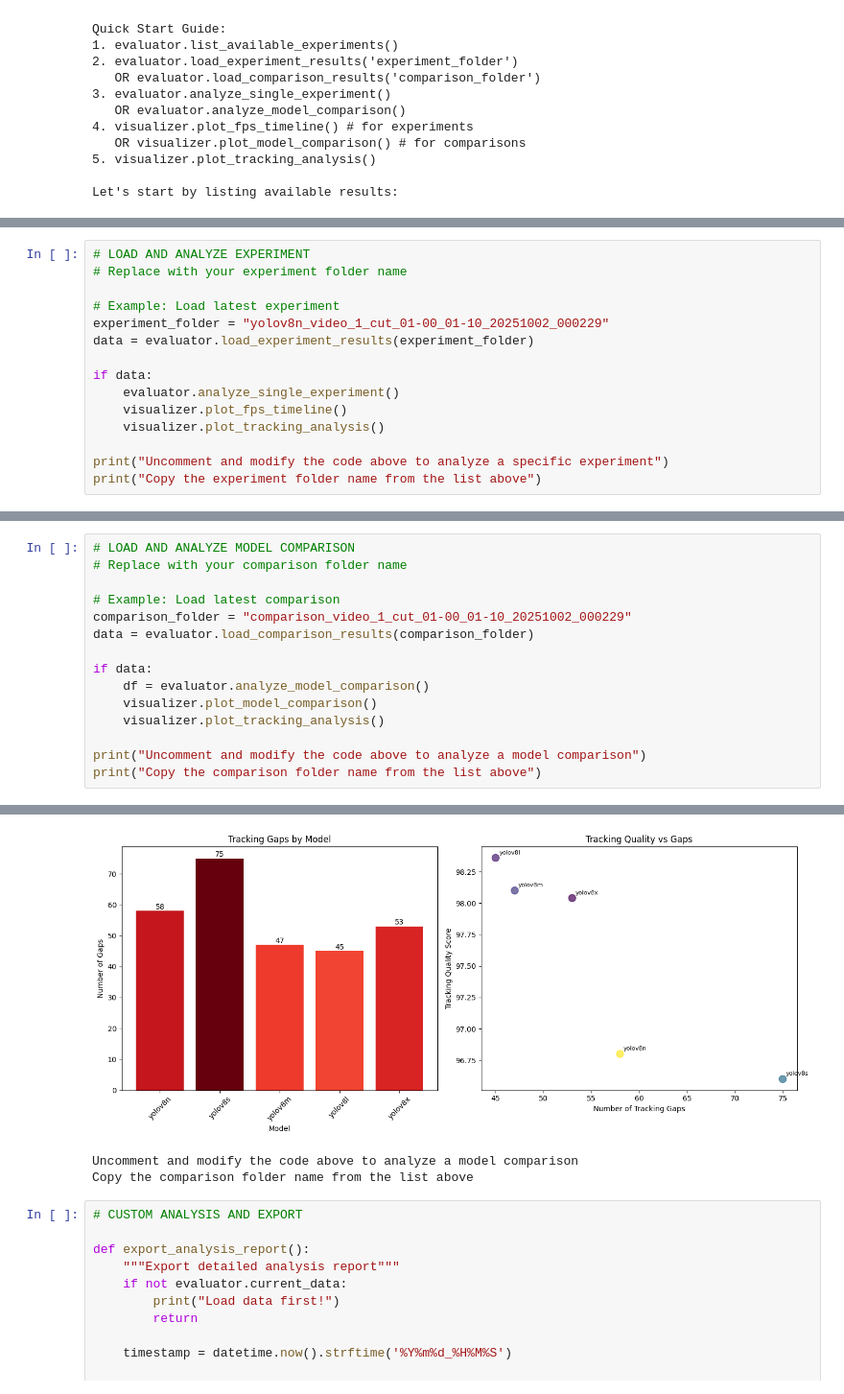
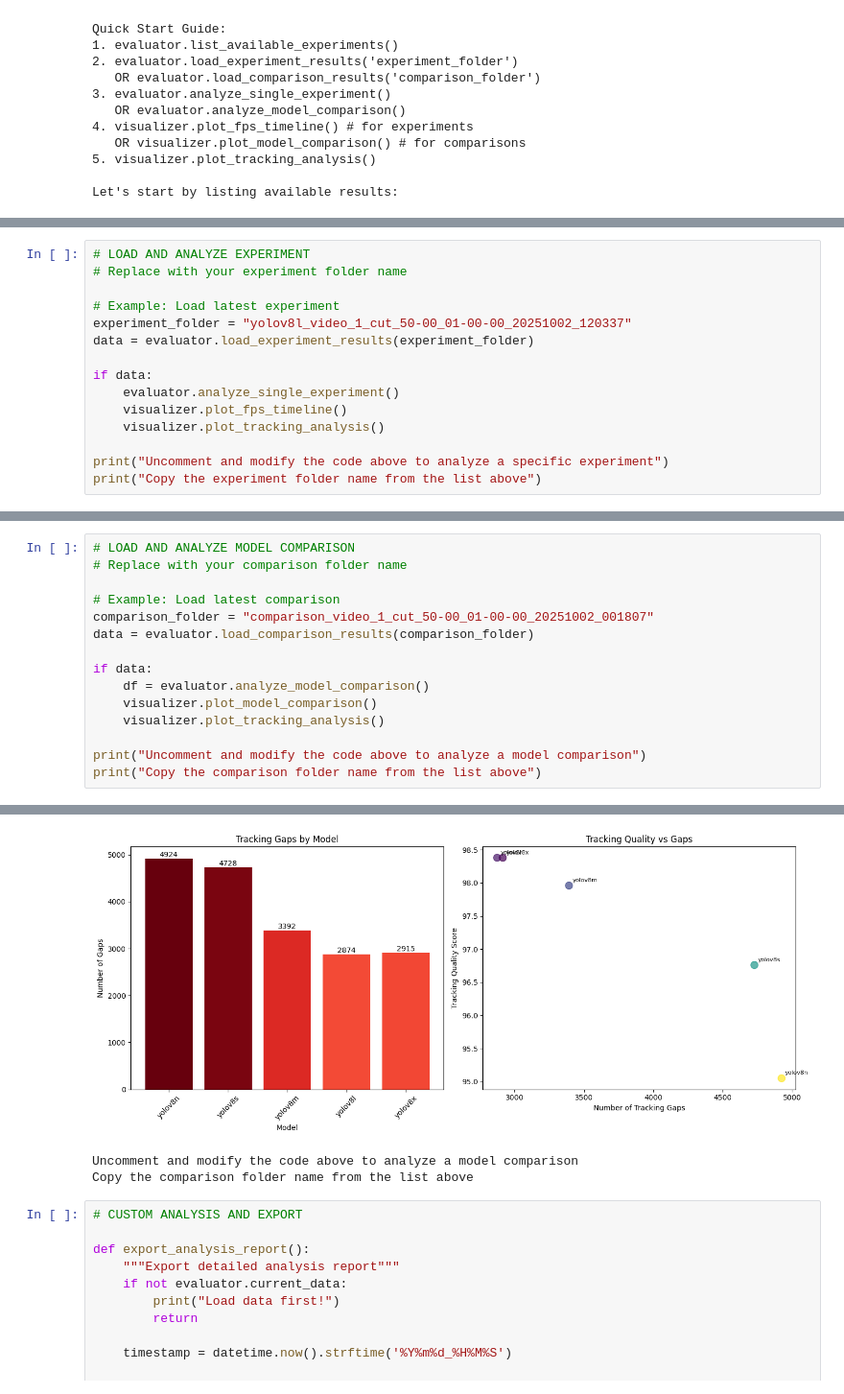
Before and after one commit to Nailfaaz/illegal-parking-detection, a Jupyter notebook: code/evaluation.ipynb, the cells around one changed output, grey strips where cells are left out. Shown: that part at 96% size. Saved outputs shown, nothing was run; the diff lists cells and outputs as text.

```diff
--- a/code/evaluation.ipynb
+++ b/code/evaluation.ipynb
@@ -587,7 +587,7 @@ Model Comparisons (1 found):
 # Replace with your experiment folder name
 
 # Example: Load latest experiment
-experiment_folder = "yolov8n_video_1_cut_01-00_01-10_20251002_000229"
+experiment_folder = "yolov8l_video_1_cut_50-00_01-00-00_20251002_120337"
 data = evaluator.load_experiment_results(experiment_folder)
 
 if data:
@@ -635,7 +635,7 @@ Copy the experiment folder name from the list above
 # Replace with your comparison folder name
 
 # Example: Load latest comparison
-comparison_folder = "comparison_video_1_cut_01-00_01-10_20251002_000229"
+comparison_folder = "comparison_video_1_cut_50-00_01-00-00_20251002_001807"
 data = evaluator.load_comparison_results(comparison_folder)
 
 if data:
@@ -667,4 +667,4 @@ Tracking: yolov8l (Quality: 98.4)
-[figure, old version]
+[figure, new version]
 Uncomment and modify the code above to analyze a model comparison
 Copy the comparison folder name from the list above
 # %%
```
Also changed, not shown: parts of 3 cells of this notebook, 29 other files.
